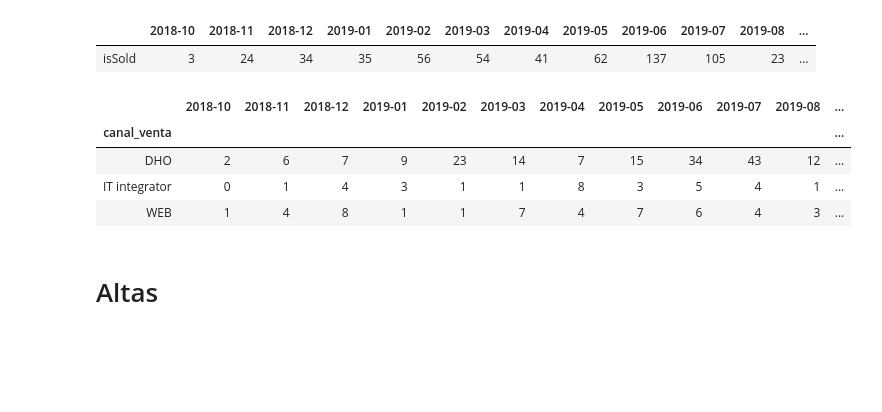
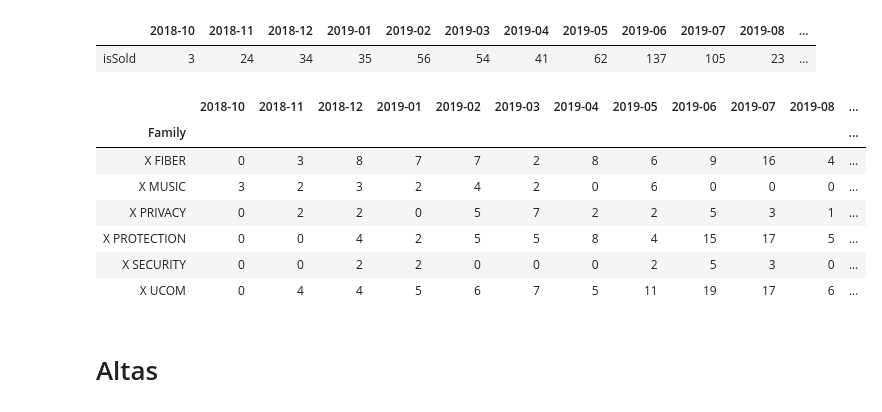
Before and after one commit to mariaadradosr/PyCartera, a Jupyter notebook: Final_PyCartera.ipynb, the cells around one changed output. Cells and saved outputs as stored; diff of their text form; code cells hidden in the pictures; blank space fills up the shorter version.

```diff
--- a/Final_PyCartera.ipynb
+++ b/Final_PyCartera.ipynb
@@ -44,13 +44,16 @@ functions.ass_vta_mes(df,tipo=0)
 |  | 2018-10 | 2018-11 | 2018-12 | 2019-01 | 2019-02 | 2019-03 | 2019-04 | 2019-05 | 2019-06 | 2019-07 | 2019-08 | ... |
 | isSold | 3 | 24 | 34 | 35 | 56 | 54 | 41 | 62 | 137 | 105 | 23 | ... |
 # %%
-functions.cli_vta_mes(df,2)
+functions.cli_vta_mes(df,1)
 # %% [output]
 |  | 2018-10 | 2018-11 | 2018-12 | 2019-01 | 2019-02 | 2019-03 | 2019-04 | 2019-05 | 2019-06 | 2019-07 | 2019-08 | ... |
-| canal_venta |  |  |  |  |  |  |  |  |  |  |  | ... |
-| DHO | 2 | 6 | 7 | 9 | 23 | 14 | 7 | 15 | 34 | 43 | 12 | ... |
-| IT integrator | 0 | 1 | 4 | 3 | 1 | 1 | 8 | 3 | 5 | 4 | 1 | ... |
-| WEB | 1 | 4 | 8 | 1 | 1 | 7 | 4 | 7 | 6 | 4 | 3 | ... |
+| Family |  |  |  |  |  |  |  |  |  |  |  | ... |
+| X FIBER | 0 | 3 | 8 | 7 | 7 | 2 | 8 | 6 | 9 | 16 | 4 | ... |
+| X MUSIC | 3 | 2 | 3 | 2 | 4 | 2 | 0 | 6 | 0 | 0 | 0 | ... |
+| X PRIVACY | 0 | 2 | 2 | 0 | 5 | 7 | 2 | 2 | 5 | 3 | 1 | ... |
+| X PROTECTION | 0 | 0 | 4 | 2 | 5 | 5 | 8 | 4 | 15 | 17 | 5 | ... |
+| X SECURITY | 0 | 0 | 2 | 2 | 0 | 0 | 0 | 2 | 5 | 3 | 0 | ... |
+| X UCOM | 0 | 4 | 4 | 5 | 6 | 7 | 5 | 11 | 19 | 17 | 6 | ... |
 # %% [markdown]
 # Altas
 # %%
```
Also changed, not shown: parts of 10 cells of this notebook, 5 other files.
